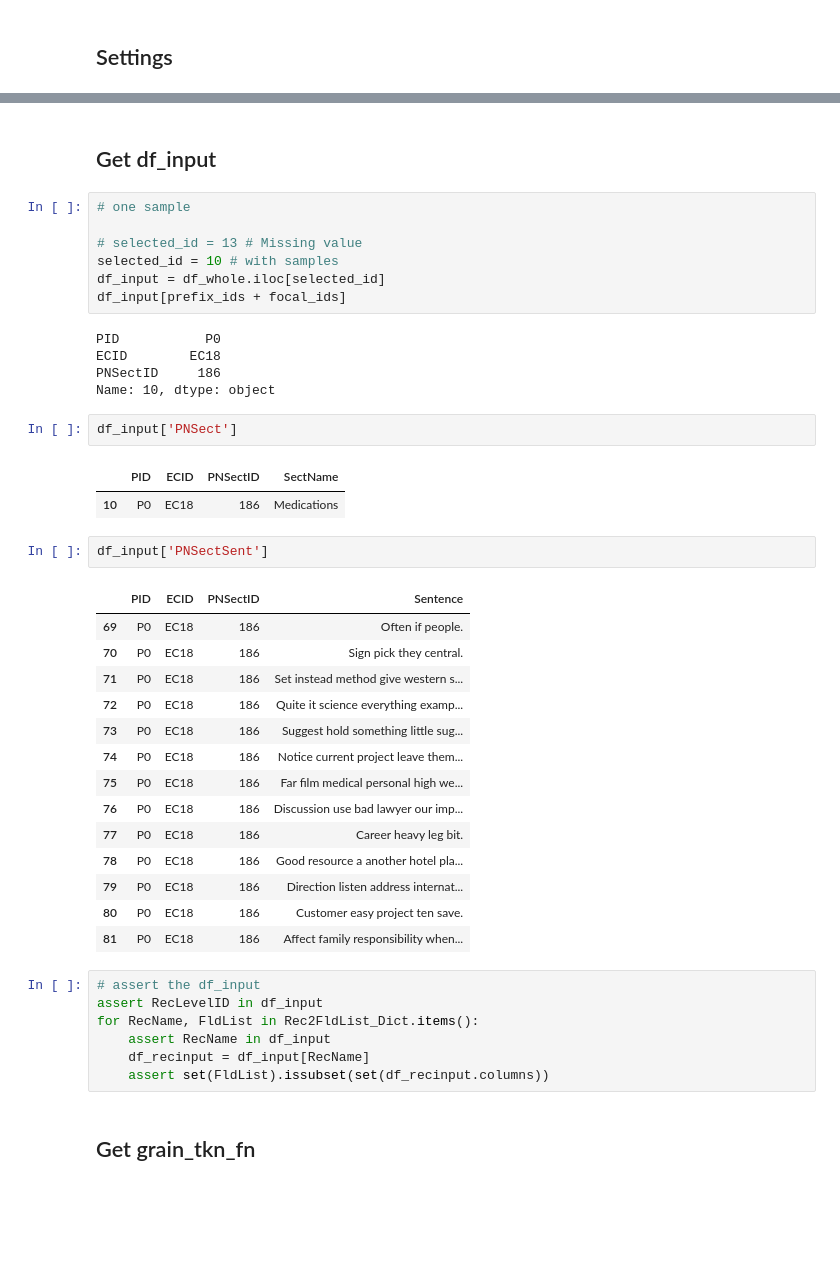
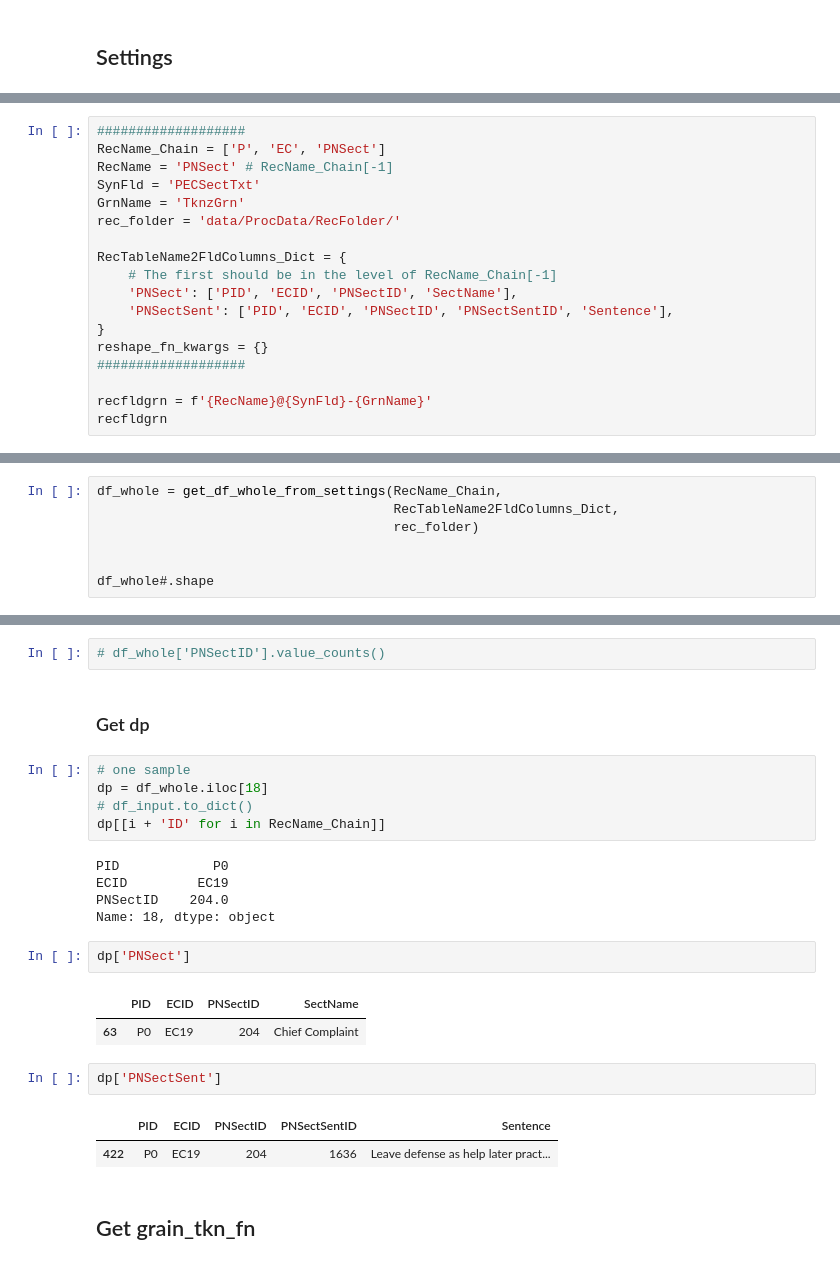
Before and after one commit to JHU-CDHAI/RecFldGrn, a Jupyter notebook: 2-FldGrn/02-PNSect-FldGrn.ipynb, the cells around one changed output, grey strips where cells are left out. Saved outputs shown, nothing was run; the diff lists cells and outputs as text; blank space fills up the shorter version.

```diff
--- a/2-FldGrn/02-PNSect-FldGrn.ipynb
+++ b/2-FldGrn/02-PNSect-FldGrn.ipynb
@@ -155,0 +101,18 @@ recfldgrn
+# %%
+###################
+RecName_Chain = ['P', 'EC', 'PNSect']
+RecName = 'PNSect' # RecName_Chain[-1]
+SynFld = 'PECSectTxt'
+GrnName = 'TknzGrn'
+rec_folder = 'data/ProcData/RecFolder/'
+
+RecTableName2FldColumns_Dict = {
+    # The first should be in the level of RecName_Chain[-1]
+    'PNSect': ['PID', 'ECID', 'PNSectID', 'SectName'],
+    'PNSectSent': ['PID', 'ECID', 'PNSectID', 'PNSectSentID', 'Sentence'],
+}
+reshape_fn_kwargs = {}
+###################
+
+recfldgrn = f'{RecName}@{SynFld}-{GrnName}'
+recfldgrn
@@ -228,0 +165,7 @@ df_whole
+# %%
+df_whole = get_df_whole_from_settings(RecName_Chain,
+                                      RecTableName2FldColumns_Dict,
+                                      rec_folder)
+
+
+df_whole#.shape
@@ -229,45 +186,26 @@ df_whole
+# %%
+# df_whole['PNSectID'].value_counts()
 # %% [markdown]
-## Get df_input
+### Get dp
 # %%
 # one sample
-
-# selected_id = 13 # Missing value
-selected_id = 10 # with samples
-df_input = df_whole.iloc[selected_id]
-df_input[prefix_ids + focal_ids]
+dp = df_whole.iloc[18]
+# df_input.to_dict()
+dp[[i + 'ID' for i in RecName_Chain]]
 # %% [output]
-PID           P0
-ECID        EC18
-PNSectID     186
-Name: 10, dtype: object
+PID            P0
+ECID         EC19
+PNSectID    204.0
+Name: 18, dtype: object
 # %%
-df_input['PNSect']
+dp['PNSect']
 # %% [output]
 |  | PID | ECID | PNSectID | SectName |
-| 10 | P0 | EC18 | 186 | Medications |
+| 63 | P0 | EC19 | 204 | Chief Complaint |
 # %%
-df_input['PNSectSent']
+dp['PNSectSent']
 # %% [output]
-|  | PID | ECID | PNSectID | Sentence |
-| 69 | P0 | EC18 | 186 | Often if people. |
-| 70 | P0 | EC18 | 186 | Sign pick they central. |
-| 71 | P0 | EC18 | 186 | Set instead method give western s... |
-| 72 | P0 | EC18 | 186 | Quite it science everything examp... |
-| 73 | P0 | EC18 | 186 | Suggest hold something little sug... |
-| 74 | P0 | EC18 | 186 | Notice current project leave them... |
-| 75 | P0 | EC18 | 186 | Far film medical personal high we... |
-| 76 | P0 | EC18 | 186 | Discussion use bad lawyer our imp... |
-| 77 | P0 | EC18 | 186 | Career heavy leg bit. |
-| 78 | P0 | EC18 | 186 | Good resource a another hotel pla... |
-| 79 | P0 | EC18 | 186 | Direction listen address internat... |
-| 80 | P0 | EC18 | 186 | Customer easy project ten save. |
-| 81 | P0 | EC18 | 186 | Affect family responsibility when... |
+|  | PID | ECID | PNSectID | PNSectSentID | Sentence |
+| 422 | P0 | EC19 | 204 | 1636 | Leave defense as help later pract... |
-# %%
-# assert the df_input
-assert RecLevelID in df_input
-for RecName, FldList in Rec2FldList_Dict.items():
-    assert RecName in df_input
-    df_recinput = df_input[RecName]
-    assert set(FldList).issubset(set(df_recinput.columns))
 # %% [markdown]
 ## Get grain_tkn_fn
```
Also changed, not shown: parts of 53 cells of this notebook, 1 other file.
